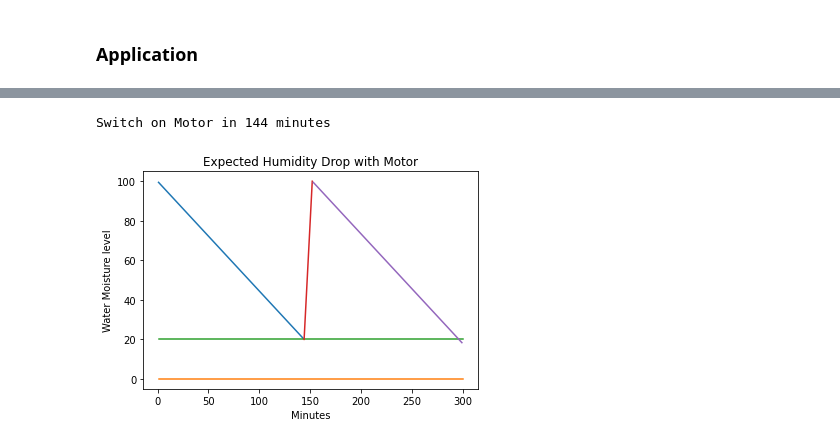
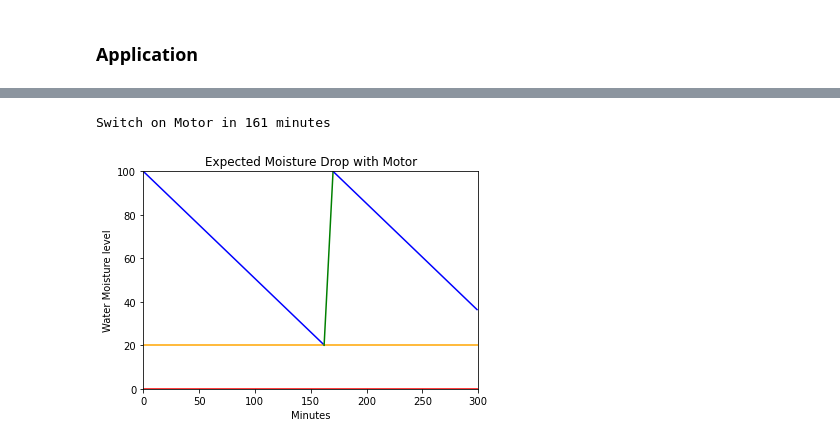
Before and after one commit to abphilip-vit/CollegeP3, a Jupyter notebook: Final.ipynb, the cells around one changed output, grey strips where cells are left out. Saved outputs shown, nothing was run; the diff lists cells and outputs as text; code cells hidden in the pictures.

```diff
--- a/Final.ipynb
+++ b/Final.ipynb
@@ -194,2 +196,10 @@ al2
+# %%
+# Motor Rate = % of soil moisture the motor can revive per minute
+motor_rate = 10
+temperature = 32
+humidity = 0.3
 # %% [markdown]
 ### Application
+# %%
+chris = RandomForestRegressor(n_estimators=15, random_state=42)
+chris.fit(xtrain,ytrain)
@@ -195,0 +208,7 @@ al2
+# %%
+ti = list(range(1, 301))                    # Minutes in the x-axis
+ze = np.zeros(300, dtype = int)             # Array of 0s to show 0 line
+twe = [q+20 for q in ze]                    # Array of 20s to show warning line
+
+# Depletion line
+h = 100-chris.predict(s.transform([[humidity,temperature]]))*ti
@@ -227,19 +230,21 @@ plt.show()
 # %%
 for z in range(0,300):
-    if(h[z]<20):
-        print("Switch on Motor in {} minutes".format(z))
+    if(h[z]<=20):
+        print("Switch on Motor in {} minutes".format(z-1))
         break
 # %% [output]
-Switch on Motor in 144 minutes
+Switch on Motor in 161 minutes
 # %%
-plt.plot(list(range(1,z)),h[0:z-1])
-plt.plot(ti,ze)
-plt.plot(ti,twe)
-plt.plot(list(range(z,z+9)),m2)
-plt.plot(list(range(z+9,300)),h[0:z+3])
-plt.title('Expected Humidity Drop with Motor')
+plt.plot(ti,ze,color='red')
+plt.plot(ti,twe,color='orange')
+plt.plot(list(range(1,z)),h[0:z-1],color='blue')
+plt.plot(list(range(z,z+len(m2))),m2,color='green')
+plt.plot(list(range(z+len(m2),300)),h[0:len(list(range(z+len(m2),300)))],color='blue')
+plt.title('Expected Moisture Drop with Motor')
 plt.xlabel('Minutes')
 plt.ylabel('Water Moisture level')
+plt.xlim([0, 300])
+plt.ylim([0, 100])
 plt.show()
 # %% [output]
-[figure, old version]
+[figure, new version]
```
Also changed, not shown: parts of 9 cells of this notebook.
